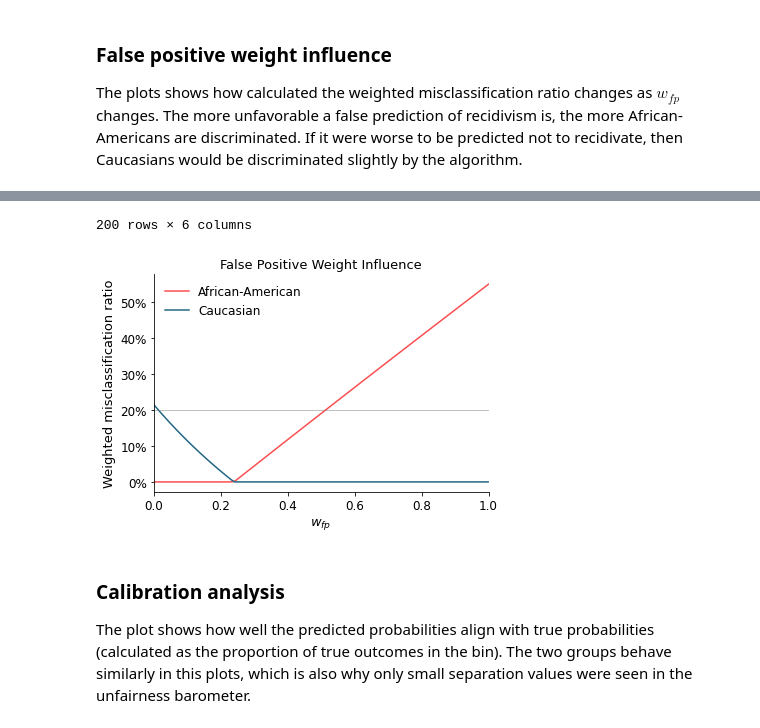
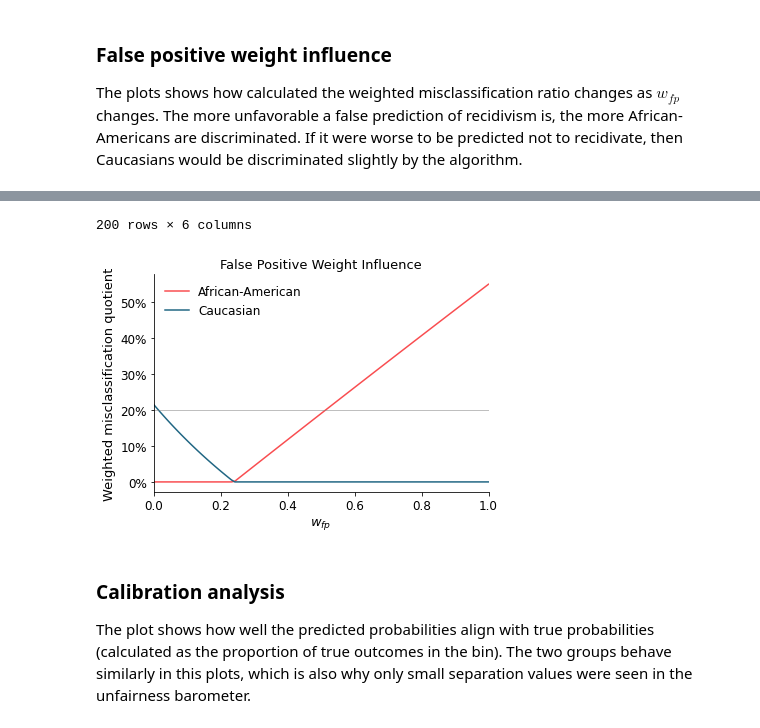
Before and after one commit to elisabethzinck/Fairness-oriented-interpretability-of-predictive-algorithms, a Jupyter notebook: notebooks/FairKit_demonstration.ipynb, the cells around one changed output, grey strips where cells are left out. Saved outputs shown, nothing was run; the diff lists cells and outputs as text; code cells hidden in the pictures.

Commit message:
layer -> level and weighted_misclassification_ratio -> wmq

```diff
--- a/notebooks/FairKit_demonstration.ipynb
+++ b/notebooks/FairKit_demonstration.ipynb
@@ -176,5 +176,5 @@ This notebook shows how the tool `FairKit` can be used in an iterative manner to
 ### False positive weight influence
 The plots shows how calculated the weighted misclassification ratio changes as $w_{fp}$ changes. The more unfavorable a false prediction of recidivism is, the more African-Americans are discriminated. If it were worse to be predicted not to recidivate, then Caucasians would be discriminated slightly by the algorithm.
 # %%
-fair_compas.layer_3(method = 'w_fp_influence')
+fair_compas.level_3(method = 'w_fp_influence')
 # %% [output]
@@ -182,16 +182,16 @@ fair_compas.layer_3(method = 'w_fp_influence')
 | 0 | 0 | African-American | WMR | 0.124161 | 0.000000 | 0.000000 |
 | 1 | 1 | Caucasian | WMR | 0.150902 | 21.537393 | 0.000000 |
 | 2 | 0 | African-American | WMR | 0.126600 | 0.000000 | 0.010101 |
 | 3 | 1 | Caucasian | WMR | 0.152475 | 20.438860 | 0.010101 |
 | 4 | 0 | African-American | WMR | 0.129089 | 0.000000 | 0.020202 |
 | ... | ... | ... | ... | ... | ... | ... |
 | 195 | 1 | Caucasian | WMR | 0.157294 | 0.000000 | 0.979798 |
 | 196 | 0 | African-American | WMR | 0.240268 | 54.292284 | 0.989899 |
 | 197 | 1 | Caucasian | WMR | 0.155722 | 0.000000 | 0.989899 |
 | 198 | 0 | African-American | WMR | 0.239001 | 55.011477 | 1.000000 |
 | 199 | 1 | Caucasian | WMR | 0.154183 | 0.000000 | 1.000000 |
 200 rows × 6 columns
-[figure, old version]
+[figure, new version]
 # %% [markdown]
 ### Calibration analysis
 The plot shows how well the predicted probabilities align with true probabilities (calculated as the proportion of true outcomes in the bin). The two groups behave similarly in this plots, which is also why only small separation values were seen in the unfairness barometer.
```
Also changed, not shown: parts of 17 cells of this notebook, 2 other files.
